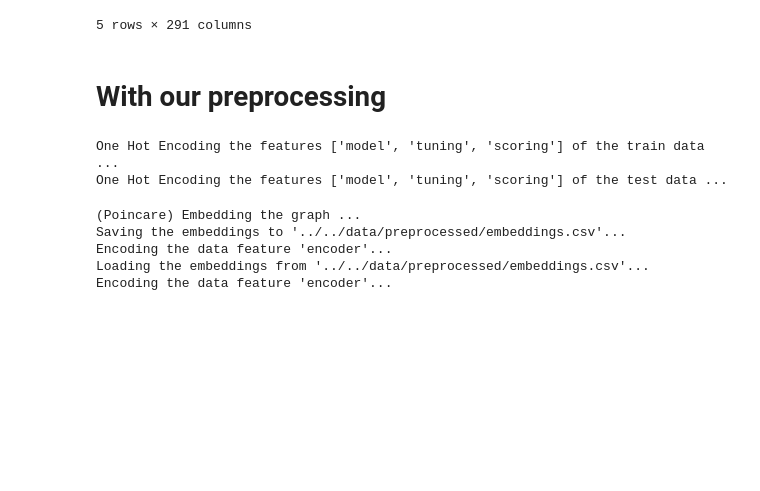
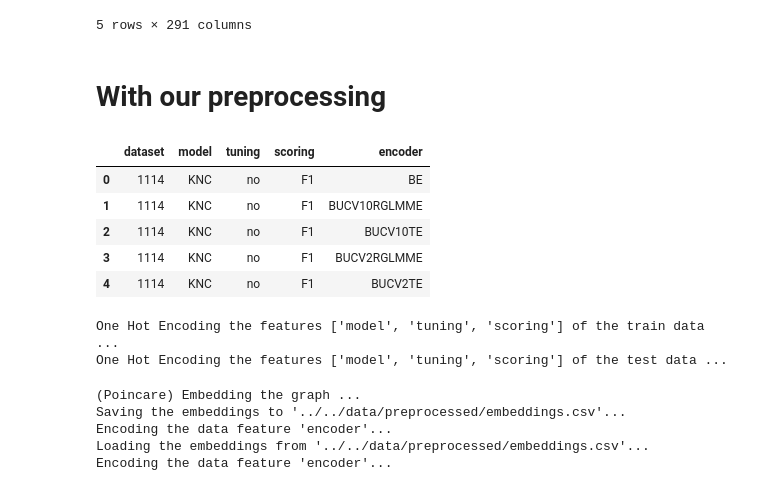
Before and after one commit to nina-prog/meta-learning-for-encoder-selection, a Jupyter notebook: notebooks/week10/week10-evaluate-regression-test.ipynb, the cells around one changed output. Saved outputs shown, nothing was run; the diff lists cells and outputs as text; code cells hidden in the pictures; blank space fills up the shorter version.

```diff
--- a/notebooks/week10/week10-evaluate-regression-test.ipynb
+++ b/notebooks/week10/week10-evaluate-regression-test.ipynb
@@ -104,6 +104,15 @@ X_train_original = X_train.copy()
 X_test_original = X_test.copy()
 y_train_original = y_train.copy()
 y_test_original = y_test.copy()
+# %%
+X_train.head()
+# %% [output]
+|  | dataset | model | tuning | scoring | encoder |
+| 0 | 1114 | KNC | no | F1 | BE |
+| 1 | 1114 | KNC | no | F1 | BUCV10RGLMME |
+| 2 | 1114 | KNC | no | F1 | BUCV10TE |
+| 3 | 1114 | KNC | no | F1 | BUCV2RGLMME |
+| 4 | 1114 | KNC | no | F1 | BUCV2TE |
 # %%
 # Preprocess data as in main.py
 X_train, ohe = src.encoding.ohe_encode_train_data(X_train=X_train,
```
Also changed, not shown: parts of 10 cells of this notebook, 1 other file.
